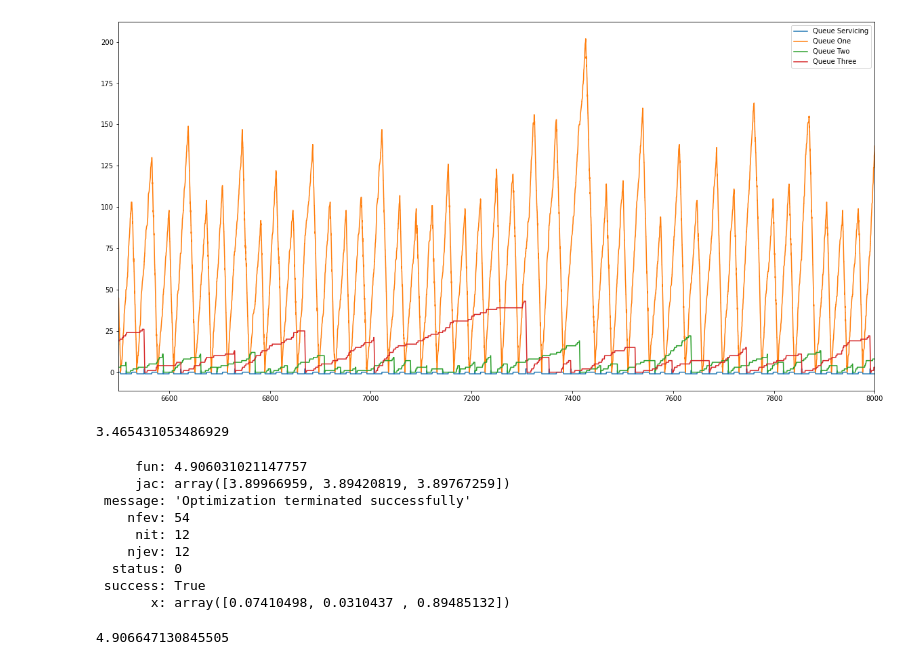
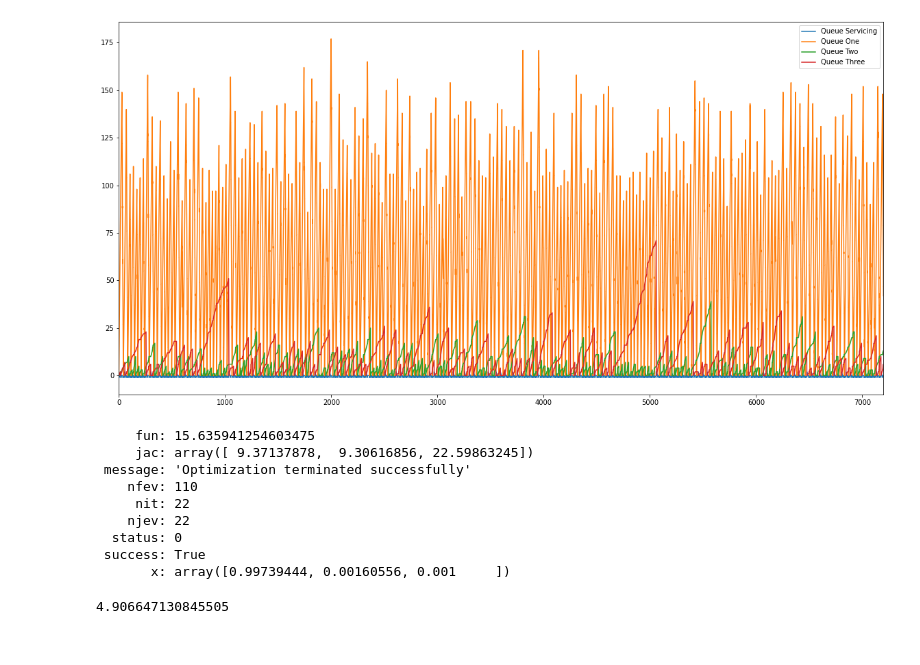
Before and after one commit to zhiyunjiang/CommMotionPlanning, a Jupyter notebook: python/polling_systems/Polling System Demo.ipynb, the cells around one changed output. Drawn from its saved outputs; the diff is of its cells as text; code cells hidden in the pictures.

Commit message:
clean up polling system now that we have the correct calcs for thr waiting time

```diff
--- a/python/polling_systems/Polling System Demo.ipynb
+++ b/python/polling_systems/Polling System Demo.ipynb
@@ -9,8 +9,8 @@ from importlib import reload
 # %%
 reload(PS)
 beta = 1/16
-#els = np.array([0.3, 0.01, 0.01])/beta
-els = np.array([0.3, 0.1, 0.1])/beta
+els = np.array([0.3, 0.01, 0.01])/beta
+#els = np.array([0.3, 0.1, 0.1])/beta
 ps = PS.PollingSystem(els, beta)
 S = np.array([[ 0.        , 11.01635149, 14.27059899],
        [11.01635149,  0.        , 17.132717  ],
@@ -24,12 +24,7 @@ rp = MRP.RandomRP(pi)
 #rp = SRP.CyclicRP([0,2,1])
 #S = np.array([11.01635149, 14.27059899, 17.132717])
 # wait = ps.calc_avg_wait(rp, np.array([S[0,2], S[2,1], S[1,0]]))
-wait = ps.calc_avg_wait(rp, S)
-print("Theoretical Wait Time: %.4f"%(wait))
-wait2 = ps._calc_avg_wait_random2(S, pi)
-print("Theoreical Wait Time 2: %.4f"%(wait2))
 hrs = 2
 mins = hrs*60
 seconds = mins*60
-xt, wt, queues, avg_switching, polling_instants, S_tilde, T = ps.simulate(rp, S, seconds)
-print(T)
+xt, wt, queues, avg_switching, polling_instants, T = ps.simulate(rp, S, seconds)
@@ -291,53 +132,29 @@ plt.show()
 # %%
 xt = np.array(xt)
 fig = plt.figure(figsize=[20,10])
 plt.plot(xt[:,0], xt[:,1], label = 'Queue Servicing')
 plt.plot(xt[:,0], xt[:,2], label = 'Queue One')
 plt.plot(xt[:,0], xt[:,3], label = 'Queue Two')
 plt.plot(xt[:,0], xt[:,4], label = 'Queue Three')
 plt.legend()
-plt.xlim(6500,8000)
+plt.xlim(0,seconds)
 # plt.ylim(-2,110)
 plt.show()
 # %% [output]
-[figure, old version]
+[figure, new version]
-# %%
-def tail_avg_wait(queues, tail_start, Ls):
-    avg = 0
-    for i in range(len(queues)):
-        queue = queues[i]
-        sst = queue.service_start_times
-        upper_i = len(sst) - 1
-        lower_i = 0
-        while upper_i - lower_i != 1:
-            test_i = (upper_i + lower_i)//2
-            if sst[test_i] < tail_start:
-                lower_i = test_i
-            elif sst[test_i] > tail_start:
-                upper_i = test_i
-            else:
-                upper_i = test_i
-                lower_i = test_i-1
-        q_tail = queue.wait_times[upper_i:]
-        avg += Ls[i]*np.mean(q_tail)
-    return avg/np.sum(Ls)
-
-tail_avg_wait(queues, 1000, els)
-# %% [output]
-3.465431053486929
 # %%
-res = ps.calc_optiaml_rp(S)
+res = ps.calc_optimal_rp(S)
 print(res)
 # %% [output]
-     fun: 4.906031021147757
-     jac: array([3.89966959, 3.89420819, 3.89767259])
+     fun: 15.635941254603475
+     jac: array([ 9.37137878,  9.30616856, 22.59863245])
  message: 'Optimization terminated successfully'
-    nfev: 54
-     nit: 12
-    njev: 12
+    nfev: 110
+     nit: 22
+    njev: 22
   status: 0
  success: True
-       x: array([0.07410498, 0.0310437 , 0.89485132])
+       x: array([0.99739444, 0.00160556, 0.001     ])
 # %%
 import matplotlib
 matplotlib.rcParams['text.usetex'] = True
```
Also changed, not shown: parts of 13 cells of this notebook, 1 other file.
